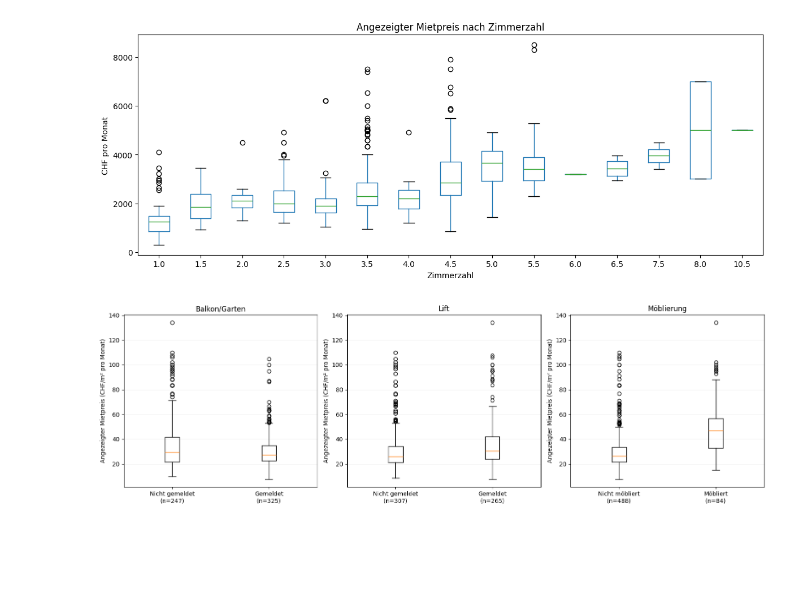
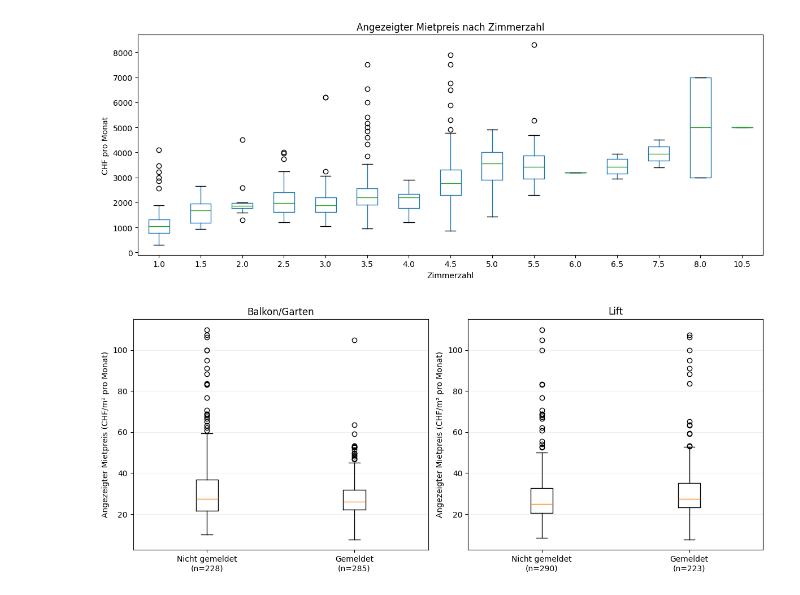
Before and after one commit to ruefeenr/cip_project_group_204, a Jupyter notebook: scripts/flatfox_data_analysis.ipynb, the cells around one changed output. Cells and saved outputs as stored; diff of their text form; code cells hidden in the pictures; blank space fills up the shorter version.

Commit message:
Ausschluss Möblierter Wohnungen und bugfix

```diff
--- a/scripts/flatfox_data_analysis.ipynb
+++ b/scripts/flatfox_data_analysis.ipynb
@@ -156,18 +158,6 @@ plt.show()
 # %%
-plot_data = df_rentals.copy()
-
-for column in ["price_display", "surface_living", "number_of_rooms"]:
-    plot_data[column] = pd.to_numeric(
-        plot_data[column], errors="coerce"
-    )
-
-plot_data = plot_data.loc[
-    plot_data["price_unit"].eq("monthly")
-    & plot_data["price_display"].gt(0)
-].copy()
-
-room_data = plot_data.loc[
-    plot_data["number_of_rooms"].gt(0)
+room_data = df_rentals.loc[
+    df_rentals["number_of_rooms"].gt(0)
 ]
 
 fig, ax = plt.subplots(figsize=(12, 5))
@@ -189,72 +179,48 @@ fig.suptitle("")
 plt.tight_layout()
 plt.show()
 # %% [output]
-[figure, old version]
+[figure, new version]
 # %%
-amenity_data = plot_data.loc[plot_data["surface_living"].gt(0)].copy()
-amenity_data["price_per_m2"] = (amenity_data["price_display"] / amenity_data["surface_living"])
+features = [
+    ("attribute_reported_balconygarden", "Balkon/Garten"),
+    ("attribute_reported_lift", "Lift"),
+]
+labels = ["Nicht gemeldet", "Gemeldet"]
 
-features = [
-    (
-        "attribute_reported_balconygarden",
-        "Balkon/Garten",
-        ["Nicht gemeldet", "Gemeldet"],
-    ),
-    (
-        "attribute_reported_lift",
-        "Lift",
-        ["Nicht gemeldet", "Gemeldet"],
-    ),
-    (
-        "is_furnished",
-        "Möblierung",
-        ["Nicht möbliert", "Möbliert"],
-    ),
-]
+fig, axes = plt.subplots(1, 2, figsize=(12, 5))
 
-fig, axes = plt.subplots(1, 3, figsize=(16, 5))
-
-for ax, (column, title, labels) in zip(axes, features):
-    # Funktioniert sowohl mit echten Booleans als auch Textwerten.
-    flags = (
-        amenity_data[column]
-        .astype("string")
-        .str.strip()
-        .str.lower()
-        .map({"true": True, "false": False})
-    )
-
+for ax, (column, title) in zip(axes, features):
     values = []
     tick_labels = []
 
     for flag, label in zip([False, True], labels):
-        group = amenity_data.loc[
-            flags.eq(flag), "price_per_m2"
+        group = df_rentals.loc[
+            df_rentals[column].eq(flag), "price_per_m2"
         ].dropna()
 
         if not group.empty:
             values.append(group)
             tick_labels.append(f"{label}\n(n={len(group)})")
 
     if values:
         ax.boxplot(values)
         ax.set_xticks(
             range(1, len(tick_labels) + 1),
             labels=tick_labels,
         )
     else:
         ax.text(
             0.5, 0.5, "Keine auswertbaren Angaben",
             ha="center", va="center", transform=ax.transAxes,
         )
 
     ax.set(
         title=title,
         ylabel="Angezeigter Mietpreis (CHF/m² pro Monat)",
     )
     ax.grid(axis="y", alpha=0.2)
 
 plt.tight_layout()
 plt.show()
 # %% [output]
-[figure, old version]
+[figure, new version]
```
Also changed, not shown: parts of 10 cells of this notebook.
